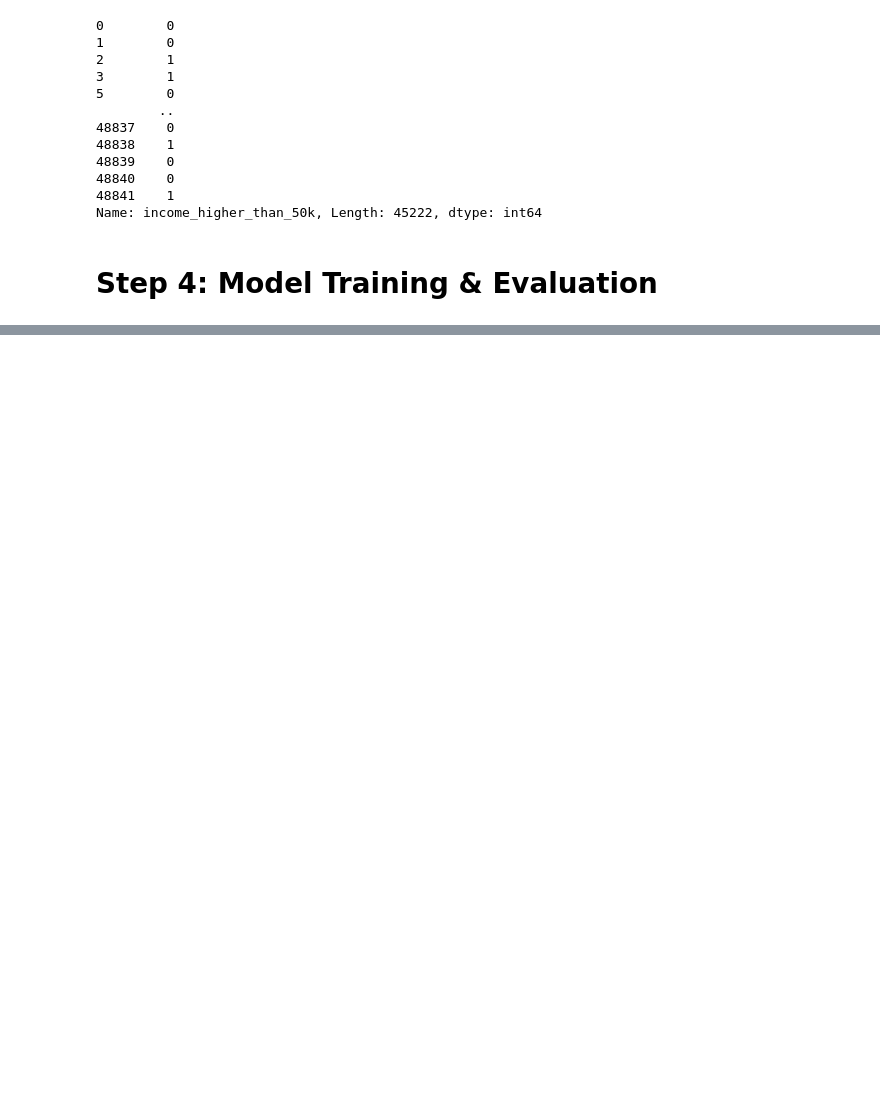
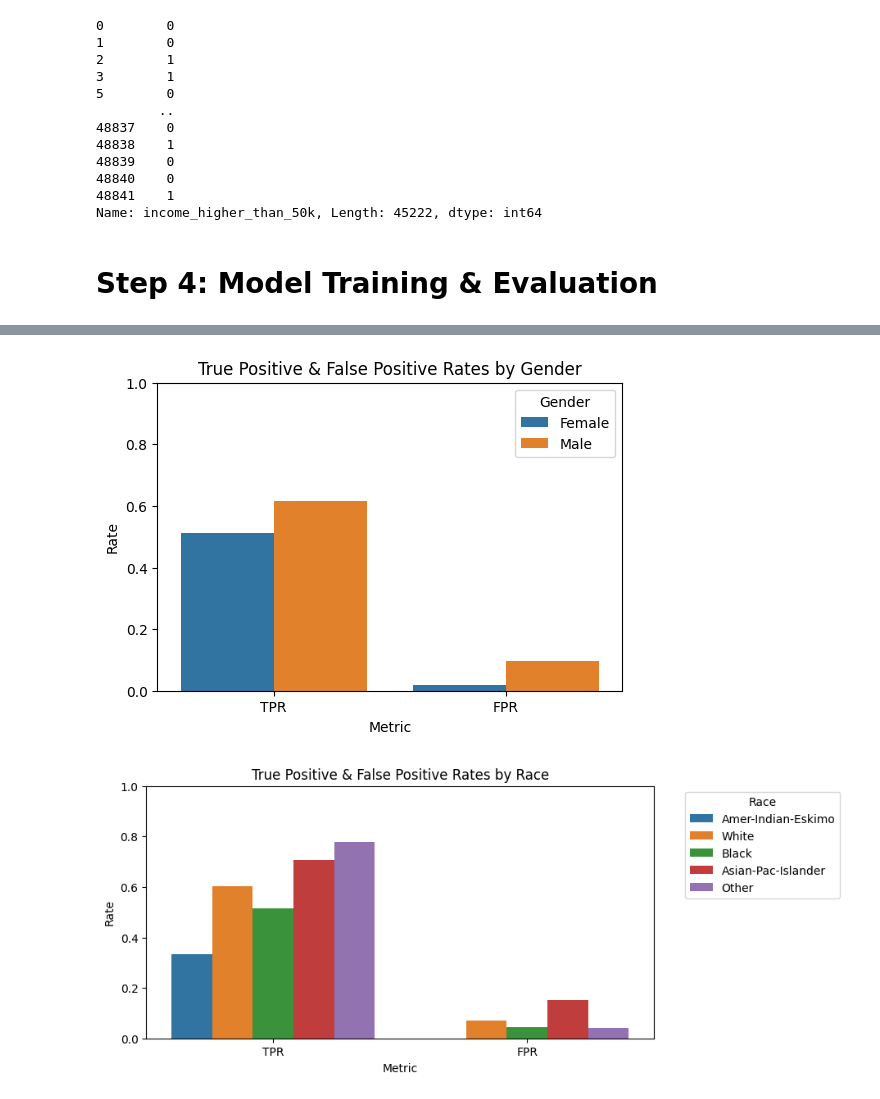
Before and after one commit to fernandobalieiro/JNations-2025, a Jupyter notebook: notebooks/main.ipynb, the cells around one changed output, grey strips where cells are left out. Saved outputs shown, nothing was run; the diff lists cells and outputs as text; code cells hidden in the pictures; blank space fills up the shorter version.

```diff
--- a/notebooks/main.ipynb
+++ b/notebooks/main.ipynb
@@ -565,0 +437,67 @@ KeyboardInterrupt:
+# %%
+def compute_group_rates(y_true, y_pred, groups):
+    records = []
+    for g in groups.unique():
+        mask = (groups == g)
+        tn, fp, fn, tp = confusion_matrix(
+            y_true[mask], y_pred[mask], labels=[0,1]
+        ).ravel()
+        tpr = tp / (tp + fn) if (tp + fn) > 0 else 0
+        fpr = fp / (fp + tn) if (fp + tn) > 0 else 0
+        records.append({'group': g, 'TPR': tpr, 'FPR': fpr})
+    return pd.DataFrame(records)
+
+# Recover original sensitive attributes for the test set
+gender_test = df.loc[X_test.index, 'gender']          # 'Male' or 'Female'
+race_test = df.loc[X_test.index, 'race']        # e.g. 'White', 'Black', etc.
+
+# 1) Get the rates per sensitive group
+gender_rates = compute_group_rates(y_test, y_pred, groups=gender_test)
+race_rates = compute_group_rates(y_test, y_pred, groups=race_test)
+
+# Melt data together for gender
+gender_long = gender_rates.melt(
+    id_vars='group',
+    value_vars=['TPR','FPR'],
+    var_name='Metric',
+    value_name='Rate'
+)
+
+# Melt for race
+race_long = race_rates.melt(
+    id_vars='group',
+    value_vars=['TPR','FPR'],
+    var_name='Metric',
+    value_name='Rate'
+)
+
+# 2a) Plot gender metrics
+plt.figure(figsize=(6,4))
+sns.barplot(
+    data=gender_long,
+    x='Metric',        # TPR vs FPR
+    y='Rate',
+    hue='group'        # Male vs Female
+)
+plt.ylim(0,1)
+plt.title('True Positive & False Positive Rates by Gender')
+plt.ylabel('Rate')
+plt.legend(title='Gender')
+plt.show()
+
+# 2b) Plot race metrics
+plt.figure(figsize=(8,4))
+sns.barplot(
+    data=race_long,
+    x='Metric',        # TPR vs FPR
+    y='Rate',
+    hue='group'        # each race category
+)
+plt.ylim(0,1)
+plt.title('True Positive & False Positive Rates by Race')
+plt.ylabel('Rate')
+plt.legend(title='Race', bbox_to_anchor=(1.05, 1), loc='upper left')
+plt.show()
+# %% [output]
+[figure, added]
+[figure, added]
```
Also changed, not shown: parts of 58 cells of this notebook.
